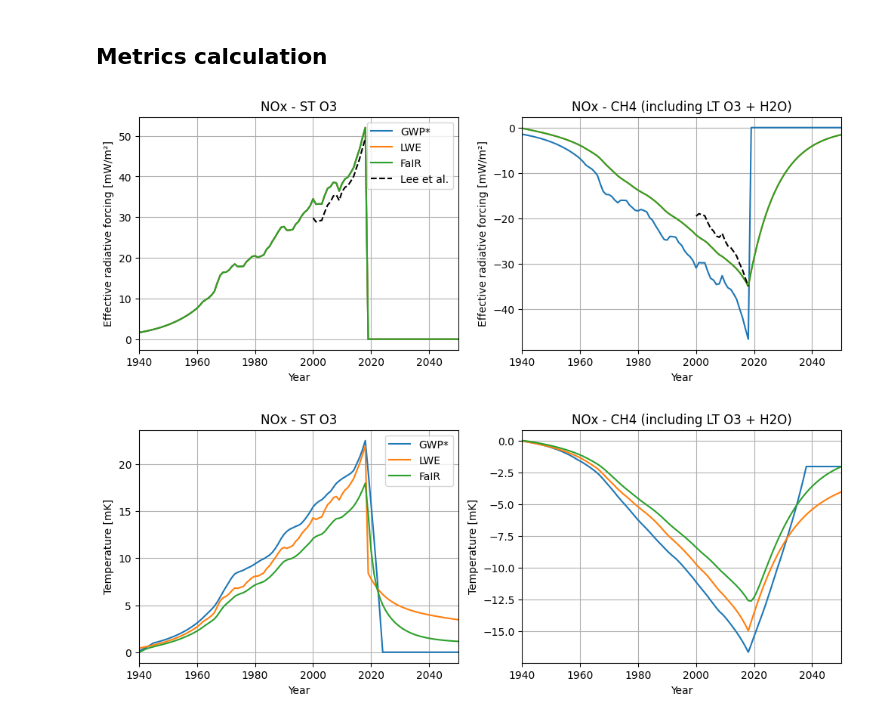
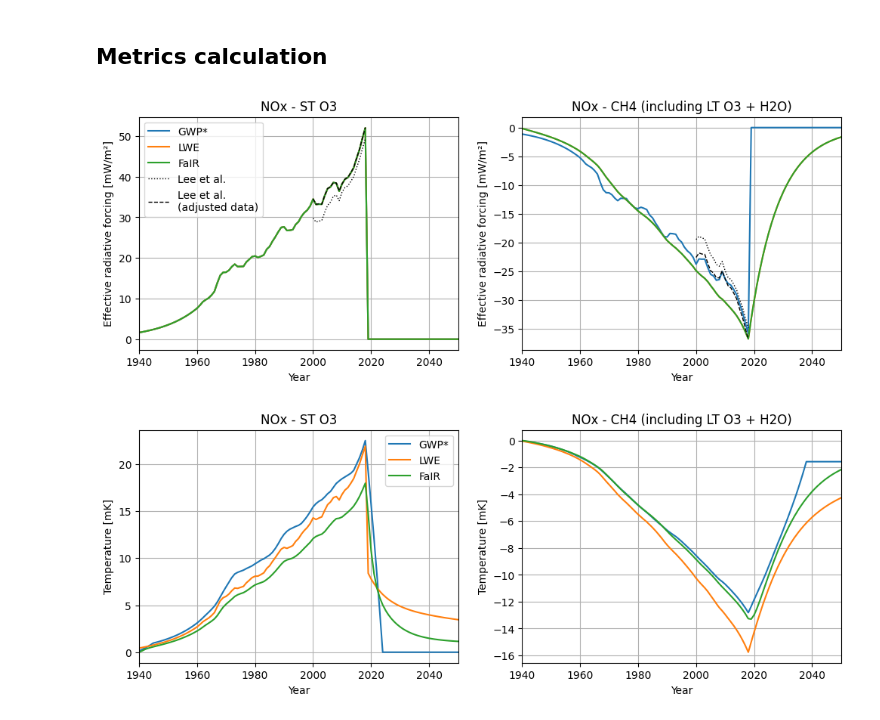
Before and after one commit to AeroMAPS/AeroCM, a Jupyter notebook: validation_NOx.ipynb, the cells around one changed output. Drawn from its saved outputs; the diff is of its cells as text; code cells hidden in the pictures.

```diff
--- a/validation_NOx.ipynb
+++ b/validation_NOx.ipynb
@@ -21,20 +21,23 @@ data_nox_ch4_direct = erf_nox_lee_data[:, 2]
 data_nox_ch4_o3 = erf_nox_lee_data[:, 3]
 data_nox_ch4_swv = erf_nox_lee_data[:, 4]
 data_nox_ch4 = data_nox_ch4_direct + data_nox_ch4_o3 + data_nox_ch4_swv
+data_nox_o3_aeromaps = erf_nox_lee_data[:, 5]
+data_nox_ch4_direct_aeromaps = erf_nox_lee_data[:, 6]
+data_nox_ch4_o3_aeromaps = erf_nox_lee_data[:, 7]
+data_nox_ch4_swv_aeromaps = erf_nox_lee_data[:, 8]
+data_nox_ch4_aeromaps = data_nox_ch4_direct_aeromaps + data_nox_ch4_o3_aeromaps + data_nox_ch4_swv_aeromaps
 # %% [markdown]
 ## Parameters
 # %%
 unit_value_o3 = 1
 sensitivity_erf_o3 = 34.4e-12 * (14/46)
 ratio_erf_rf_o3 = 1.37
-efficacy_rf_o3 = 1
 efficacy_erf_o3 = 1
 
 unit_value_ch4 = 1
-sensitivity_erf_ch4 = -0.93e-9 # -0.79e-9 / -0.695e-9
-sensitivity_erf_ch4_gwpstar = -30.8e-12 * (14/46)
+sensitivity_erf_ch4 = -0.98e-9
+sensitivity_erf_ch4_gwpstar = -30.8e-12 * (14/46) * 0.77 # Mean value for transcient coefficient from Lee et al.
 ratio_erf_rf_ch4 = 1.18
-efficacy_rf_ch4 = 1
 efficacy_erf_ch4 = 1
 
 start_year = 1940
@@ -80,30 +83,32 @@ radiative_forcing_ch4_fair, effective_radiative_forcing_ch4_fair, temperature_ch
 # %%
 fig, axes = plt.subplots(1, 2, figsize=(12, 4))
 
 for i, ax in enumerate(axes.flat):
     if i == 0:
         ax.plot(years_total, 1000 * effective_radiative_forcing_o3_gwpstar, label='GWP*')
         ax.plot(years_total, 1000 * effective_radiative_forcing_o3_lwe, label='LWE')
         ax.plot(years_total, 1000 * effective_radiative_forcing_o3_fair, label='FaIR')
-        ax.plot(data_years, data_nox_o3, label='Lee et al.', color='black', linestyle="--")
+        ax.plot(data_years, data_nox_o3, label='Lee et al.', color='black', linestyle=":", linewidth=1)
+        ax.plot(data_years, data_nox_o3_aeromaps, label='Lee et al.\n(adjusted data)', color='black', linestyle="--", linewidth=1)
         ax.legend()
     elif i == 1:
         ax.plot(years_total, 1000 * effective_radiative_forcing_ch4_gwpstar, label='GWP*')
         ax.plot(years_total, 1000 * effective_radiative_forcing_ch4_lwe, label='LWE')
         ax.plot(years_total, 1000 * effective_radiative_forcing_ch4_fair, label='FaIR')
-        ax.plot(data_years, data_nox_ch4, label='Lee et al.', color='black', linestyle="--")
+        ax.plot(data_years, data_nox_ch4, label='Lee et al.', color='black', linestyle=":", linewidth=1)
+        ax.plot(data_years, data_nox_ch4_aeromaps, label='Lee et al.\n(adjusted data)', color='black', linestyle="--", linewidth=1)
     ax.set_xlim(start_year, end_year)
     ax.set_xlabel('Year')
     ax.set_ylabel('Effective radiative forcing [mW/m²]')
     ax.grid(True)
     if i == 0:
         ax.set_title('NOx - ST O3')
     elif i == 1:
         ax.set_title('NOx - CH4 (including LT O3 + H2O)')
 
 plt.show()
 # %% [output]
-[figure, old version]
+[figure, new version]
 # %%
 fig, axes = plt.subplots(1, 2, figsize=(12, 4))
 
@@ -128,4 +133,4 @@ for i, ax in enumerate(axes.flat):
 
 plt.show()
 # %% [output]
-[figure, old version]
+[figure, new version]
```
Also changed, not shown: 6 other files.
